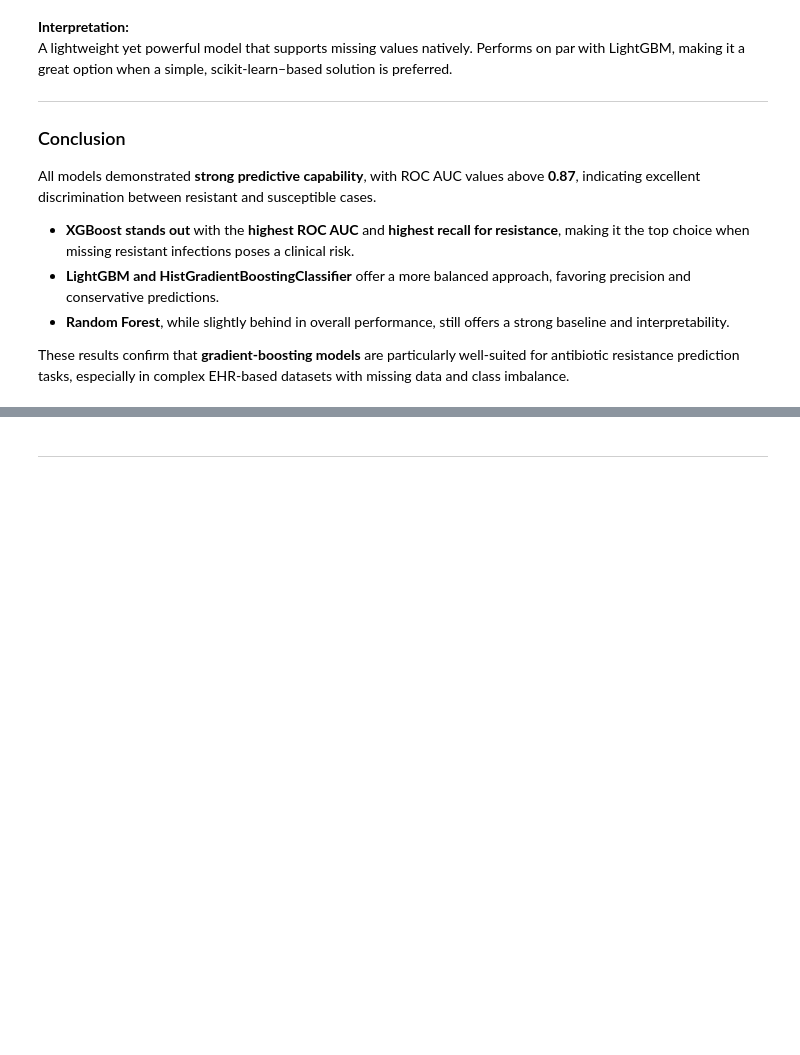
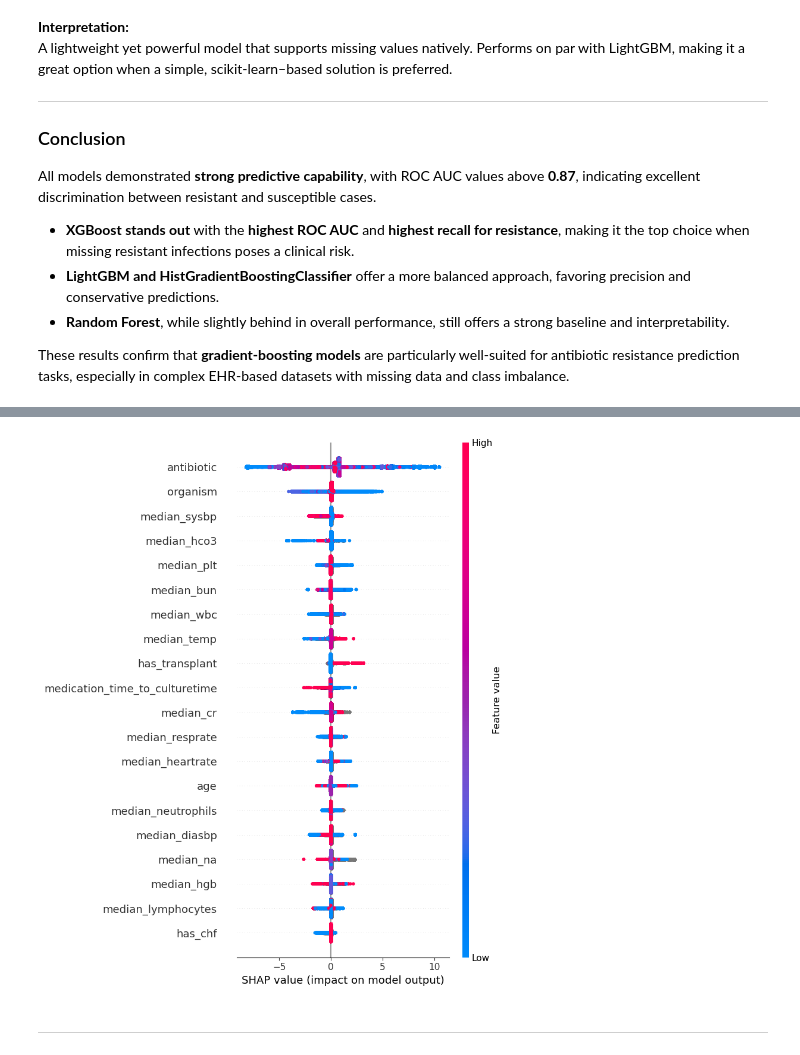
Before and after one commit to ZohoorAlmalkiUQU/ML_Project_UQU, a Jupyter notebook: ARMD_Sample_Preparing_Enhanced_Sampling_last_code.ipynb, the cells around one changed output, grey strips where cells are left out. Saved outputs shown, nothing was run; the diff lists cells and outputs as text; code cells hidden in the pictures; blank space fills up the shorter version.

Commit message:
SHAP
XGBoost SHAP

```diff
--- a/ARMD_Sample_Preparing_Enhanced_Sampling_last_code.ipynb
+++ b/ARMD_Sample_Preparing_Enhanced_Sampling_last_code.ipynb
@@ -2717,3 +2726,14 @@ These results confirm that **gradient-boosting models** are particularly well-su
+# %%
+# Convert all to float64 (which supports NaNs)
+X_train_fixed = X_train.astype('float64')
+X_test_fixed = X_test.astype('float64')
+# %%
+# XGBoost SHAP
+explainer = shap.Explainer(xgb_model, X_train_fixed, feature_names=X_train.columns)
+shap_values = explainer(X_test_fixed)
+shap.summary_plot(shap_values, X_test_fixed, show=True)
+# %% [output]
+[figure, added]
 # %% [markdown]
 -------
 # %% [markdown]
```
Also changed, not shown: parts of 3 cells of this notebook.
